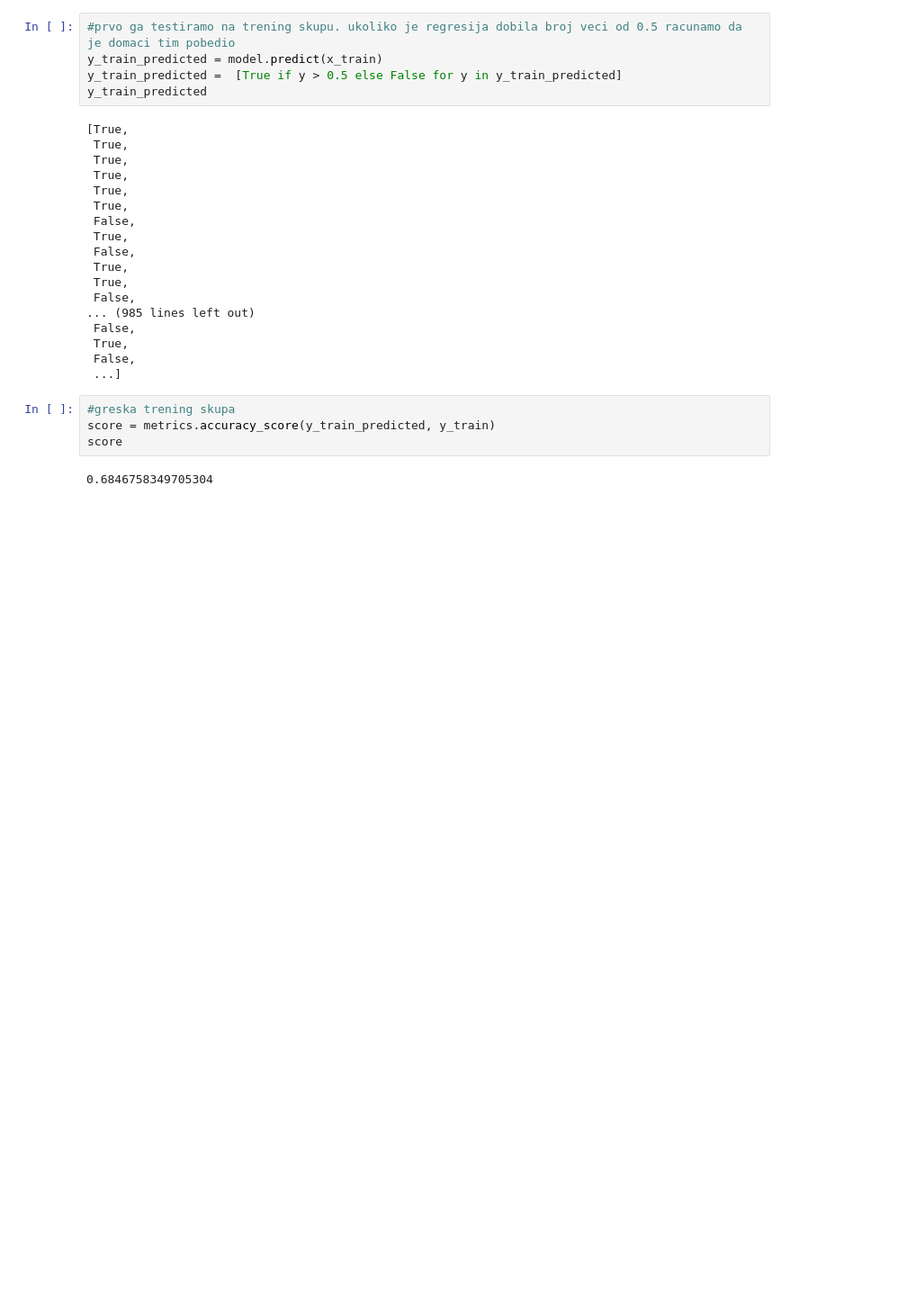
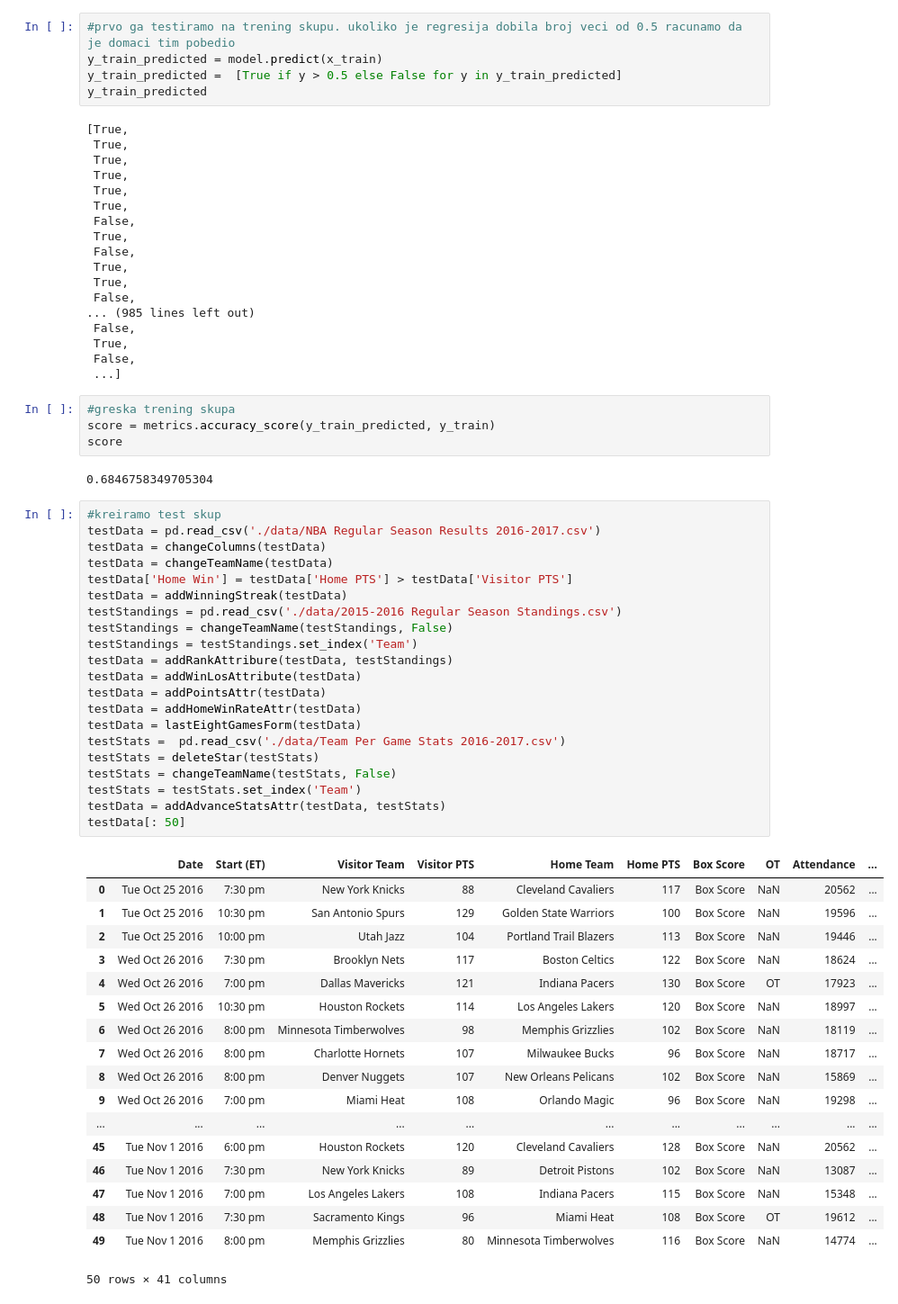
Before and after one commit to filipl41/ML_Predicting-NBA-Game-Outcomes-, a Jupyter notebook: NbaGamesPrediction.ipynb, the cells around one changed output. Shown at 90% size. Cells and saved outputs as stored; diff of their text form; blank space fills up the shorter version.

Commit message:
test skup
Napravljen test skupa, izracunata greska test skupa metodom linearne regresije

```diff
--- a/NbaGamesPrediction.ipynb
+++ b/NbaGamesPrediction.ipynb
@@ -817,3 +809,43 @@ score = metrics.accuracy_score(y_train_predicted, y_train)
 score
 # %% [output]
 0.6846758349705304
+# %%
+#kreiramo test skup
+testData = pd.read_csv('./data/NBA Regular Season Results 2016-2017.csv')
+testData = changeColumns(testData)
+testData = changeTeamName(testData)
+testData['Home Win'] = testData['Home PTS'] > testData['Visitor PTS']
+testData = addWinningStreak(testData)
+testStandings = pd.read_csv('./data/2015-2016 Regular Season Standings.csv')
+testStandings = changeTeamName(testStandings, False)
+testStandings = testStandings.set_index('Team')
+testData = addRankAttribure(testData, testStandings)
+testData = addWinLosAttribute(testData)
+testData = addPointsAttr(testData)
+testData = addHomeWinRateAttr(testData)
+testData = lastEightGamesForm(testData)
+testStats =  pd.read_csv('./data/Team Per Game Stats 2016-2017.csv')
+testStats = deleteStar(testStats)
+testStats = changeTeamName(testStats, False)
+testStats = testStats.set_index('Team')
+testData = addAdvanceStatsAttr(testData, testStats)
+testData[: 50]
+# %% [output]
+|  | Date | Start (ET) | Visitor Team | Visitor PTS | Home Team | Home PTS | Box Score | OT | Attendance | ... |
+| 0 | Tue Oct 25 2016 | 7:30 pm | New York Knicks | 88 | Cleveland Cavaliers | 117 | Box Score | NaN | 20562 | ... |
+| 1 | Tue Oct 25 2016 | 10:30 pm | San Antonio Spurs | 129 | Golden State Warriors | 100 | Box Score | NaN | 19596 | ... |
+| 2 | Tue Oct 25 2016 | 10:00 pm | Utah Jazz | 104 | Portland Trail Blazers | 113 | Box Score | NaN | 19446 | ... |
+| 3 | Wed Oct 26 2016 | 7:30 pm | Brooklyn Nets | 117 | Boston Celtics | 122 | Box Score | NaN | 18624 | ... |
+| 4 | Wed Oct 26 2016 | 7:00 pm | Dallas Mavericks | 121 | Indiana Pacers | 130 | Box Score | OT | 17923 | ... |
+| 5 | Wed Oct 26 2016 | 10:30 pm | Houston Rockets | 114 | Los Angeles Lakers | 120 | Box Score | NaN | 18997 | ... |
+| 6 | Wed Oct 26 2016 | 8:00 pm | Minnesota Timberwolves | 98 | Memphis Grizzlies | 102 | Box Score | NaN | 18119 | ... |
+| 7 | Wed Oct 26 2016 | 8:00 pm | Charlotte Hornets | 107 | Milwaukee Bucks | 96 | Box Score | NaN | 18717 | ... |
+| 8 | Wed Oct 26 2016 | 8:00 pm | Denver Nuggets | 107 | New Orleans Pelicans | 102 | Box Score | NaN | 15869 | ... |
+| 9 | Wed Oct 26 2016 | 7:00 pm | Miami Heat | 108 | Orlando Magic | 96 | Box Score | NaN | 19298 | ... |
+| ... | ... | ... | ... | ... | ... | ... | ... | ... | ... | ... |
+| 45 | Tue Nov 1 2016 | 6:00 pm | Houston Rockets | 120 | Cleveland Cavaliers | 128 | Box Score | NaN | 20562 | ... |
+| 46 | Tue Nov 1 2016 | 7:30 pm | New York Knicks | 89 | Detroit Pistons | 102 | Box Score | NaN | 13087 | ... |
+| 47 | Tue Nov 1 2016 | 7:00 pm | Los Angeles Lakers | 108 | Indiana Pacers | 115 | Box Score | NaN | 15348 | ... |
+| 48 | Tue Nov 1 2016 | 7:30 pm | Sacramento Kings | 96 | Miami Heat | 108 | Box Score | OT | 19612 | ... |
+| 49 | Tue Nov 1 2016 | 8:00 pm | Memphis Grizzlies | 80 | Minnesota Timberwolves | 116 | Box Score | NaN | 14774 | ... |
+50 rows × 41 columns
```
Also changed, not shown: parts of 11 cells of this notebook.
